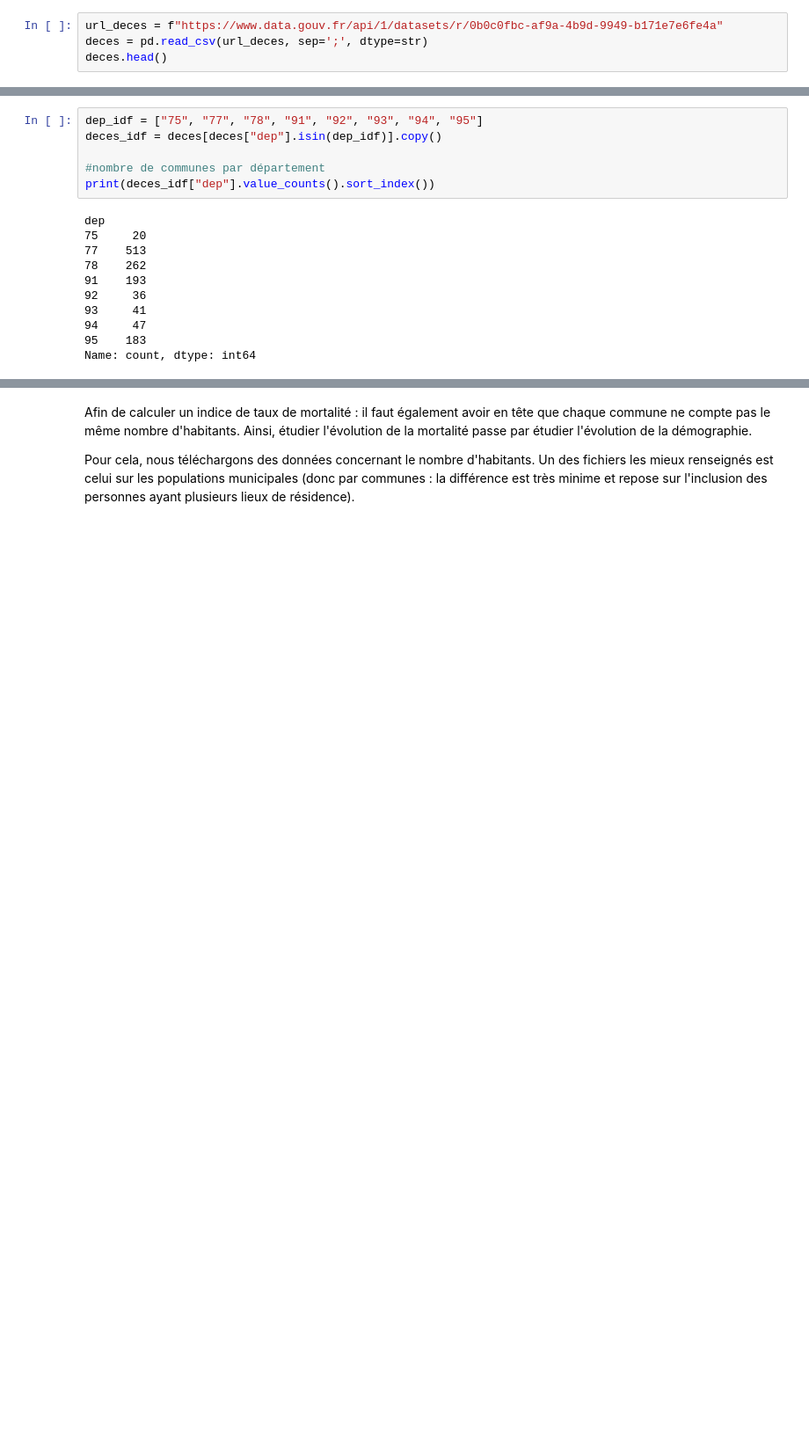
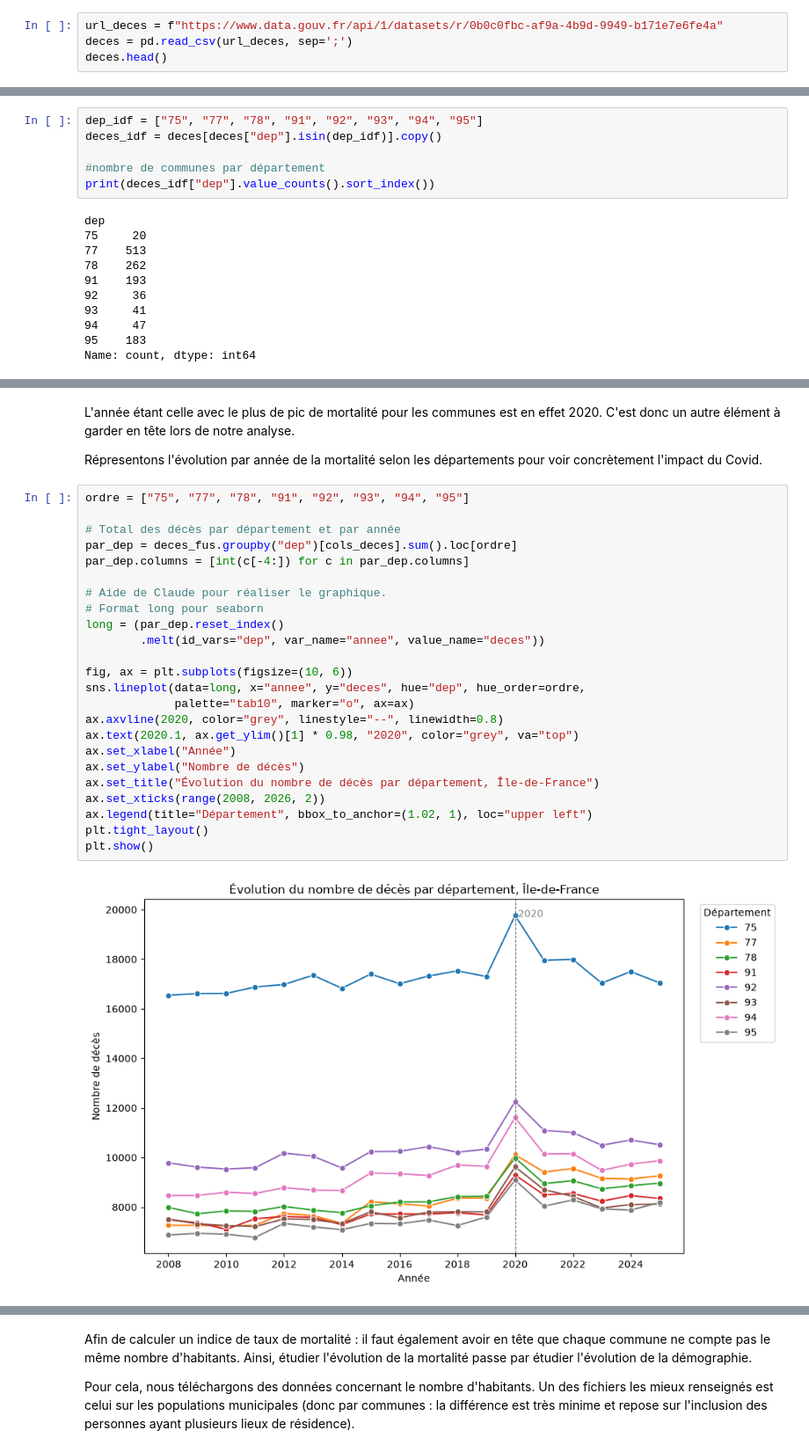
Before and after one commit to TomasAMG7/Python_S1_Challut_Garcia_Mossel, a Jupyter notebook: DATA/data_mortalité.ipynb, the cells around one changed output, grey strips where cells are left out. Shown at 88% size. Saved outputs shown, nothing was run; the diff lists cells and outputs as text; blank space fills up the shorter version.

Commit message:
partie1_mortalité_en_chiffre

```diff
--- a/DATA/data_mortalité.ipynb
+++ b/DATA/data_mortalité.ipynb
@@ -17,7 +21,7 @@ import zipfile
 Nous commençons par télécharger les données sur le nombre de décès à partir de data.gouv.
 # %%
 url_deces = f"https://www.data.gouv.fr/api/1/datasets/r/0b0c0fbc-af9a-4b9d-9949-b171e7e6fe4a"
-deces = pd.read_csv(url_deces, sep=';', dtype=str)
+deces = pd.read_csv(url_deces, sep=';')
 deces.head()
 # %% [output]
 |  | code_lieu_deces | deces_2008 | deces_2009 | deces_2010 | deces_2011 | deces_2012 | deces_2013 | deces_2014 | ... |
@@ -116,0 +300,30 @@ Il est à présent possible d'observer quelles sont les communes avec le plus gr
+# %% [markdown]
+L'année étant celle avec le plus de pic de mortalité pour les communes est en effet 2020. C'est donc un autre élément à garder en tête lors de notre analyse.
+
+Répresentons l'évolution par année de la mortalité selon les départements pour voir concrètement l'impact du Covid.
+# %%
+ordre = ["75", "77", "78", "91", "92", "93", "94", "95"]
+
+# Total des décès par département et par année
+par_dep = deces_fus.groupby("dep")[cols_deces].sum().loc[ordre]
+par_dep.columns = [int(c[-4:]) for c in par_dep.columns]
+
+# Aide de Claude pour réaliser le graphique.
+# Format long pour seaborn
+long = (par_dep.reset_index()
+        .melt(id_vars="dep", var_name="annee", value_name="deces"))
+
+fig, ax = plt.subplots(figsize=(10, 6))
+sns.lineplot(data=long, x="annee", y="deces", hue="dep", hue_order=ordre,
+             palette="tab10", marker="o", ax=ax)
+ax.axvline(2020, color="grey", linestyle="--", linewidth=0.8)
+ax.text(2020.1, ax.get_ylim()[1] * 0.98, "2020", color="grey", va="top")
+ax.set_xlabel("Année")
+ax.set_ylabel("Nombre de décès")
+ax.set_title("Évolution du nombre de décès par département, Île-de-France")
+ax.set_xticks(range(2008, 2026, 2))
+ax.legend(title="Département", bbox_to_anchor=(1.02, 1), loc="upper left")
+plt.tight_layout()
+plt.show()
+# %% [output]
+[figure, added]
```
Also changed, not shown: parts of 25 cells of this notebook.
